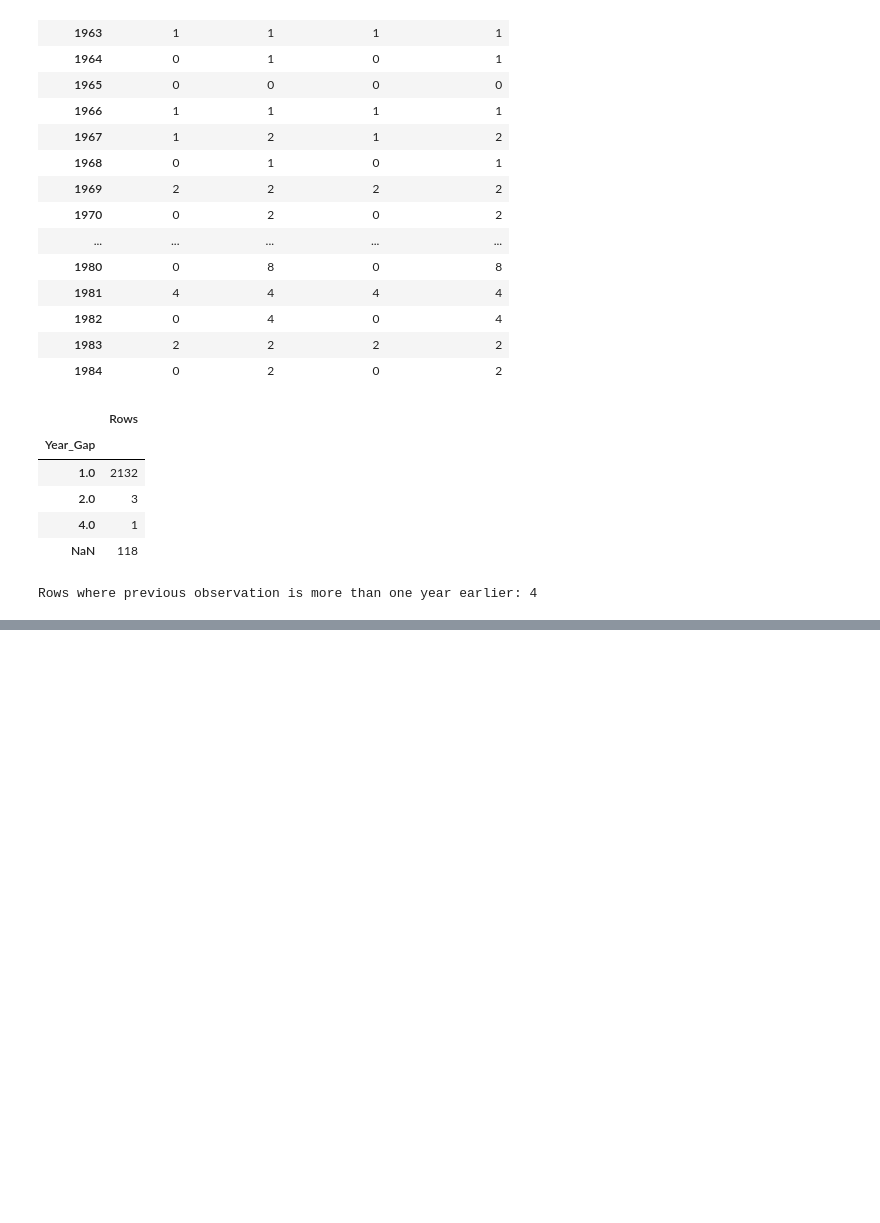
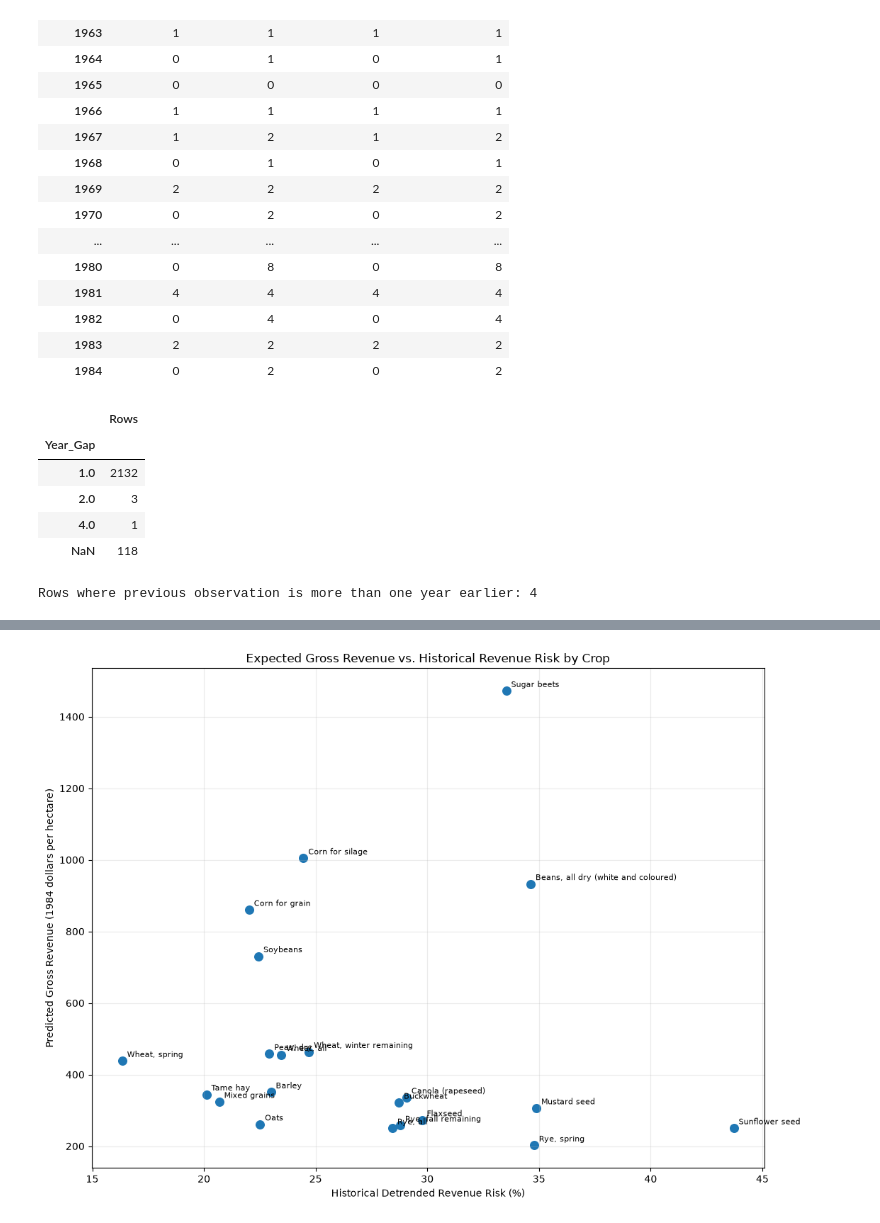
Before and after one commit to CalebHasch/Canadian_crop_yield_models, a Jupyter notebook: Canadian_agricultural_planning.ipynb, the cells around one changed output, grey strips where cells are left out. Drawn from its saved outputs; the diff is of its cells as text; code cells hidden in the pictures; blank space fills up the shorter version.

```diff
--- a/Canadian_agricultural_planning.ipynb
+++ b/Canadian_agricultural_planning.ipynb
@@ -3902,0 +3982,19 @@ Missing values created at the beginning of individual historical series are trea
+# %%
+# ============================================================
+# Replace Previous-Observation Lags with Calendar-Year Lags
+# ============================================================
+
+model_df["Yield_Lag_1"] = (
+    model_df["Yield_Lag_1_Calendar"]
+)
+
+model_df["Real_Price_Lag_1"] = (
+    model_df["Real_Price_Lag_1_Calendar"]
+)
+
+model_df = model_df.drop(
+    columns=[
+        "Yield_Lag_1_Calendar",
+        "Real_Price_Lag_1_Calendar"
+    ]
+)
@@ -3902,0 +7598,54 @@ Missing values created at the beginning of individual historical series are trea
+# %%
+# ============================================================
+# Expected Gross Revenue vs Historical Risk
+# ============================================================
+
+plt.figure(figsize=(11, 8))
+
+plt.scatter(
+    crop_return_risk[
+        "Normalized_Risk_%"
+    ],
+    crop_return_risk[
+        "Expected_Revenue_per_ha"
+    ],
+    s=70
+)
+
+for _, row in crop_return_risk.iterrows():
+
+    plt.annotate(
+        row["Type of crop"],
+        (
+            row["Normalized_Risk_%"],
+            row[
+                "Expected_Revenue_per_ha"
+            ]
+        ),
+        xytext=(5, 4),
+        textcoords="offset points",
+        fontsize=8
+    )
+
+plt.xlabel(
+    "Historical Detrended Revenue Risk (%)"
+)
+
+plt.ylabel(
+    "Predicted Gross Revenue "
+    "(1984 dollars per hectare)"
+)
+
+plt.title(
+    "Expected Gross Revenue vs. "
+    "Historical Revenue Risk by Crop"
+)
+
+plt.grid(
+    alpha=0.25
+)
+
+plt.tight_layout()
+plt.show()
+# %% [output]
+[figure, added]
```
Also changed, not shown: parts of 87 cells of this notebook.
